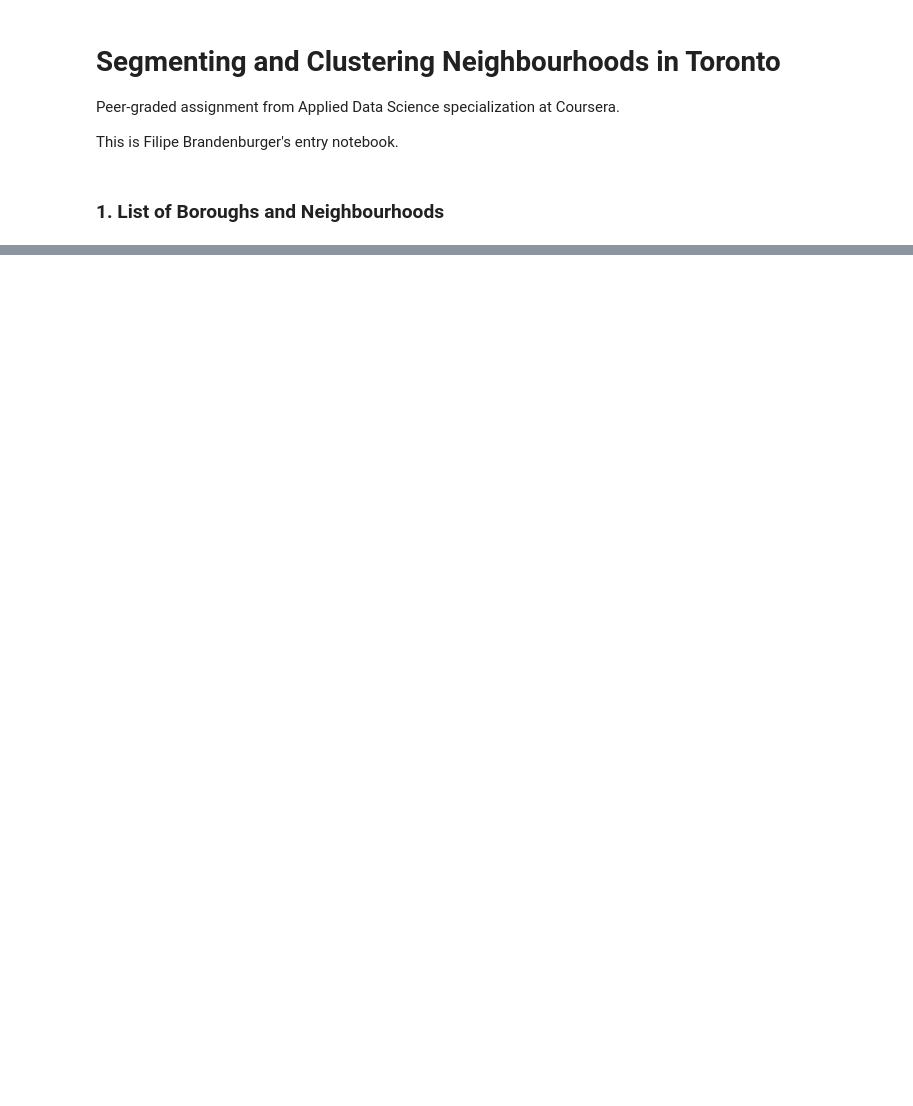
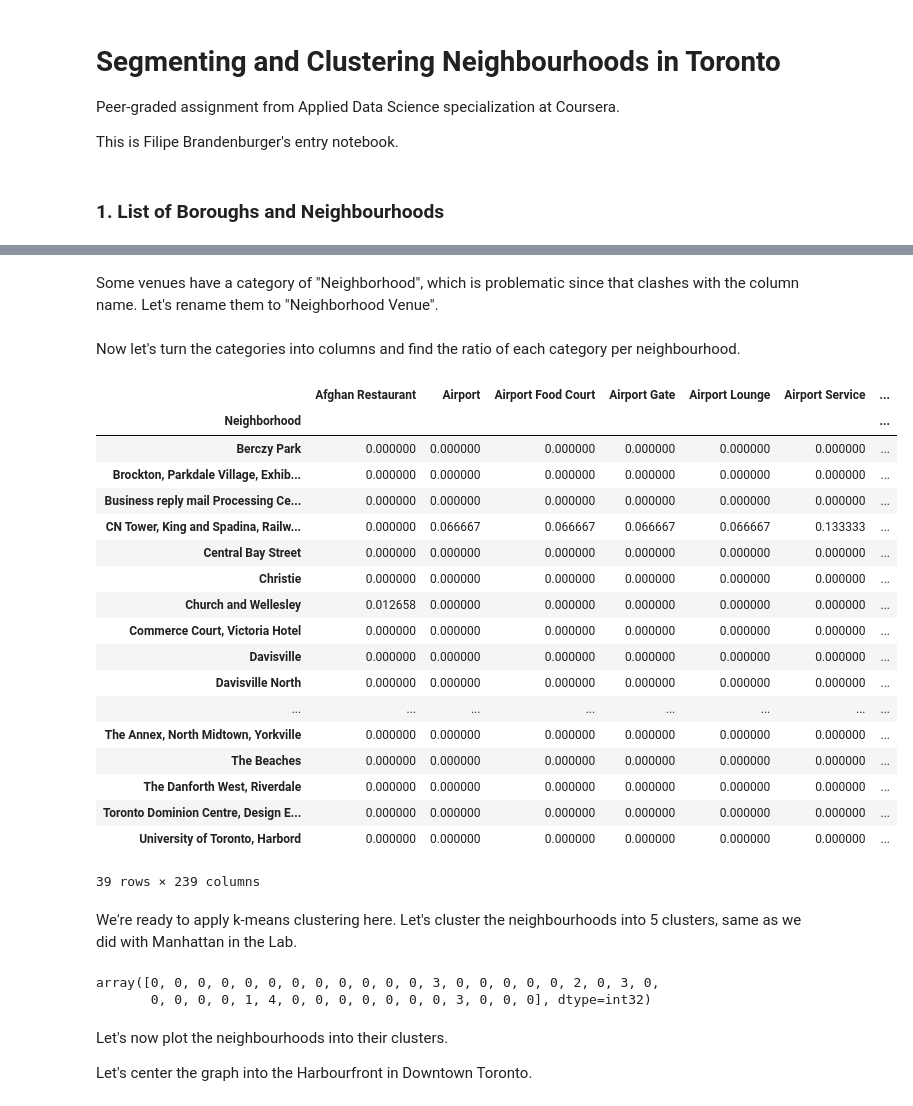
Before and after one commit to filbranden/coursera-capstone, a Jupyter notebook: toronto-neighbourhoods.ipynb, the cells around one changed output, grey strips where cells are left out. Cells and saved outputs as stored; diff of their text form; code cells hidden in the pictures; blank space fills up the shorter version.

Commit message:
Final part of the assignment, running k-means clustering to segment the Toronto neighbourhoods, based on data from the Foursquare API.

```diff
--- a/toronto-neighbourhoods.ipynb
+++ b/toronto-neighbourhoods.ipynb
@@ -43,0 +41,3 @@ toronto_hoods_df.head()
+# %%
+toronto_hoods_df = toronto_hoods_df[toronto_hoods_df["Borough"].str.contains("Toronto")]
+toronto_hoods_df
@@ -43,0 +99,2 @@ toronto_hoods_df.head()
+# %%
+toronto_venues_df = get_nearby_venues(toronto_hoods_df)
@@ -43,0 +140,45 @@ toronto_hoods_df.head()
+# %% [markdown]
+Some venues have a category of "Neighborhood", which is problematic since that clashes with the column name. Let's rename them to "Neighborhood Venue".
+# %%
+toronto_venues_df.loc[toronto_venues_df["Venue Category"] == "Neighborhood", "Venue Category"] = "Neighborhood Venue"
+# %% [markdown]
+Now let's turn the categories into columns and find the ratio of each category per neighbourhood.
+# %%
+toronto_onehot_df = pd.get_dummies(
+    toronto_venues_df.set_index("Neighborhood")["Venue Category"]
+).groupby(
+    "Neighborhood"
+).mean()
+# %%
+toronto_onehot_df
+# %% [output]
+|  | Afghan Restaurant | Airport | Airport Food Court | Airport Gate | Airport Lounge | Airport Service | ... |
+| Neighborhood |  |  |  |  |  |  | ... |
+| Berczy Park | 0.000000 | 0.000000 | 0.000000 | 0.000000 | 0.000000 | 0.000000 | ... |
+| Brockton, Parkdale Village, Exhib... | 0.000000 | 0.000000 | 0.000000 | 0.000000 | 0.000000 | 0.000000 | ... |
+| Business reply mail Processing Ce... | 0.000000 | 0.000000 | 0.000000 | 0.000000 | 0.000000 | 0.000000 | ... |
+| CN Tower, King and Spadina, Railw... | 0.000000 | 0.066667 | 0.066667 | 0.066667 | 0.066667 | 0.133333 | ... |
+| Central Bay Street | 0.000000 | 0.000000 | 0.000000 | 0.000000 | 0.000000 | 0.000000 | ... |
+| Christie | 0.000000 | 0.000000 | 0.000000 | 0.000000 | 0.000000 | 0.000000 | ... |
+| Church and Wellesley | 0.012658 | 0.000000 | 0.000000 | 0.000000 | 0.000000 | 0.000000 | ... |
+| Commerce Court, Victoria Hotel | 0.000000 | 0.000000 | 0.000000 | 0.000000 | 0.000000 | 0.000000 | ... |
+| Davisville | 0.000000 | 0.000000 | 0.000000 | 0.000000 | 0.000000 | 0.000000 | ... |
+| Davisville North | 0.000000 | 0.000000 | 0.000000 | 0.000000 | 0.000000 | 0.000000 | ... |
+| ... | ... | ... | ... | ... | ... | ... | ... |
+| The Annex, North Midtown, Yorkville | 0.000000 | 0.000000 | 0.000000 | 0.000000 | 0.000000 | 0.000000 | ... |
+| The Beaches | 0.000000 | 0.000000 | 0.000000 | 0.000000 | 0.000000 | 0.000000 | ... |
+| The Danforth West, Riverdale | 0.000000 | 0.000000 | 0.000000 | 0.000000 | 0.000000 | 0.000000 | ... |
+| Toronto Dominion Centre, Design E... | 0.000000 | 0.000000 | 0.000000 | 0.000000 | 0.000000 | 0.000000 | ... |
+| University of Toronto, Harbord | 0.000000 | 0.000000 | 0.000000 | 0.000000 | 0.000000 | 0.000000 | ... |
+39 rows × 239 columns
+# %% [markdown]
+We're ready to apply k-means clustering here. Let's cluster the neighbourhoods into 5 clusters, same as we did with Manhattan in the Lab.
+# %%
+kclusters = 5
+# Run k-means clustering.
+kmeans = KMeans(n_clusters=kclusters, random_state=0).fit(toronto_onehot_df)
+# Check cluster labels generated for each row in the dataframe
+kmeans.labels_
+# %% [output]
+array([0, 0, 0, 0, 0, 0, 0, 0, 0, 0, 0, 0, 3, 0, 0, 0, 0, 0, 2, 0, 3, 0,
+       0, 0, 0, 0, 1, 4, 0, 0, 0, 0, 0, 0, 0, 3, 0, 0, 0], dtype=int32)
@@ -43,0 +188,4 @@ toronto_hoods_df.head()
+# %% [markdown]
+Let's now plot the neighbourhoods into their clusters.
+
+Let's center the graph into the Harbourfront in Downtown Toronto.
```
Also changed, not shown: parts of 23 cells of this notebook.
